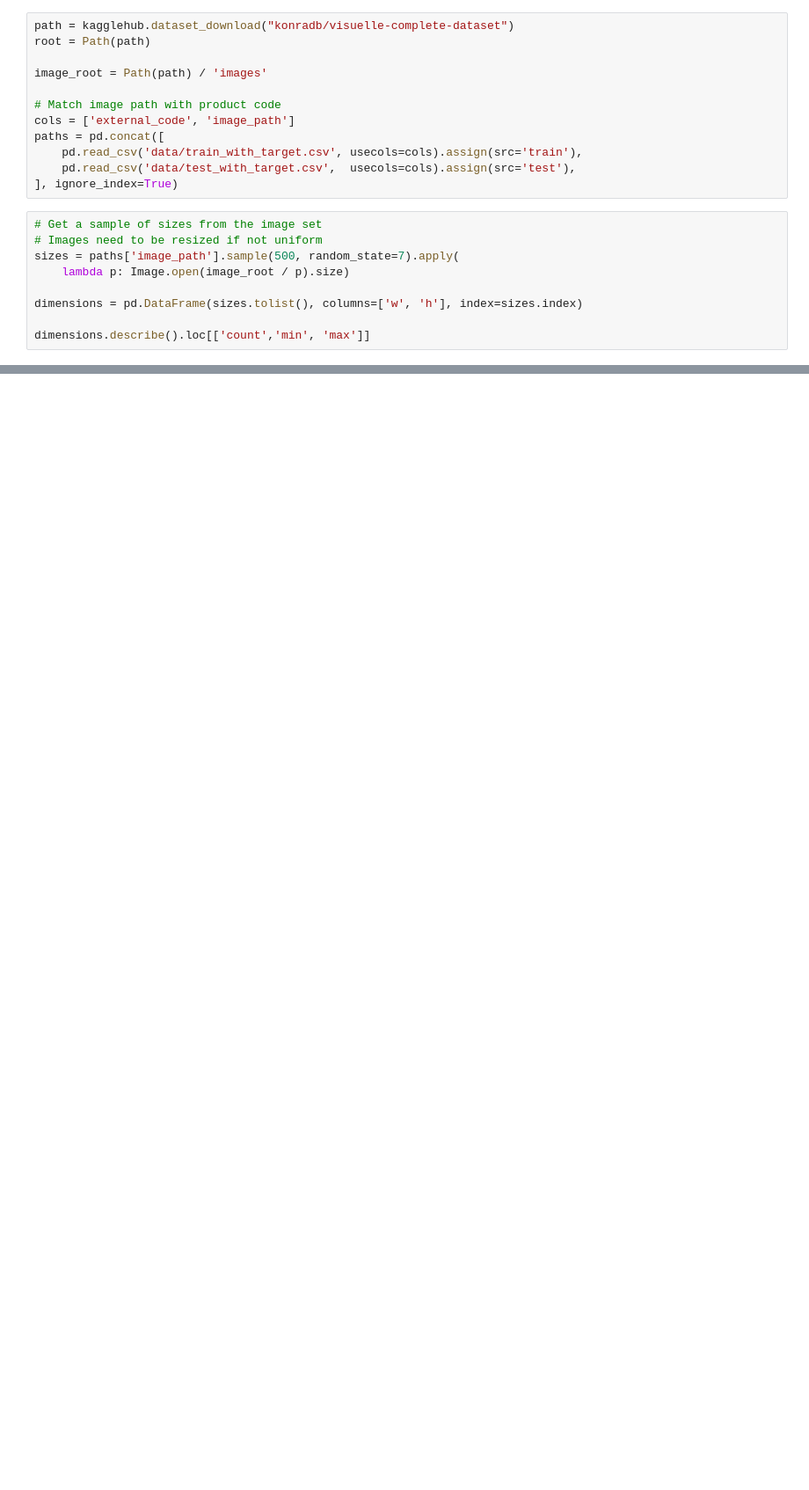
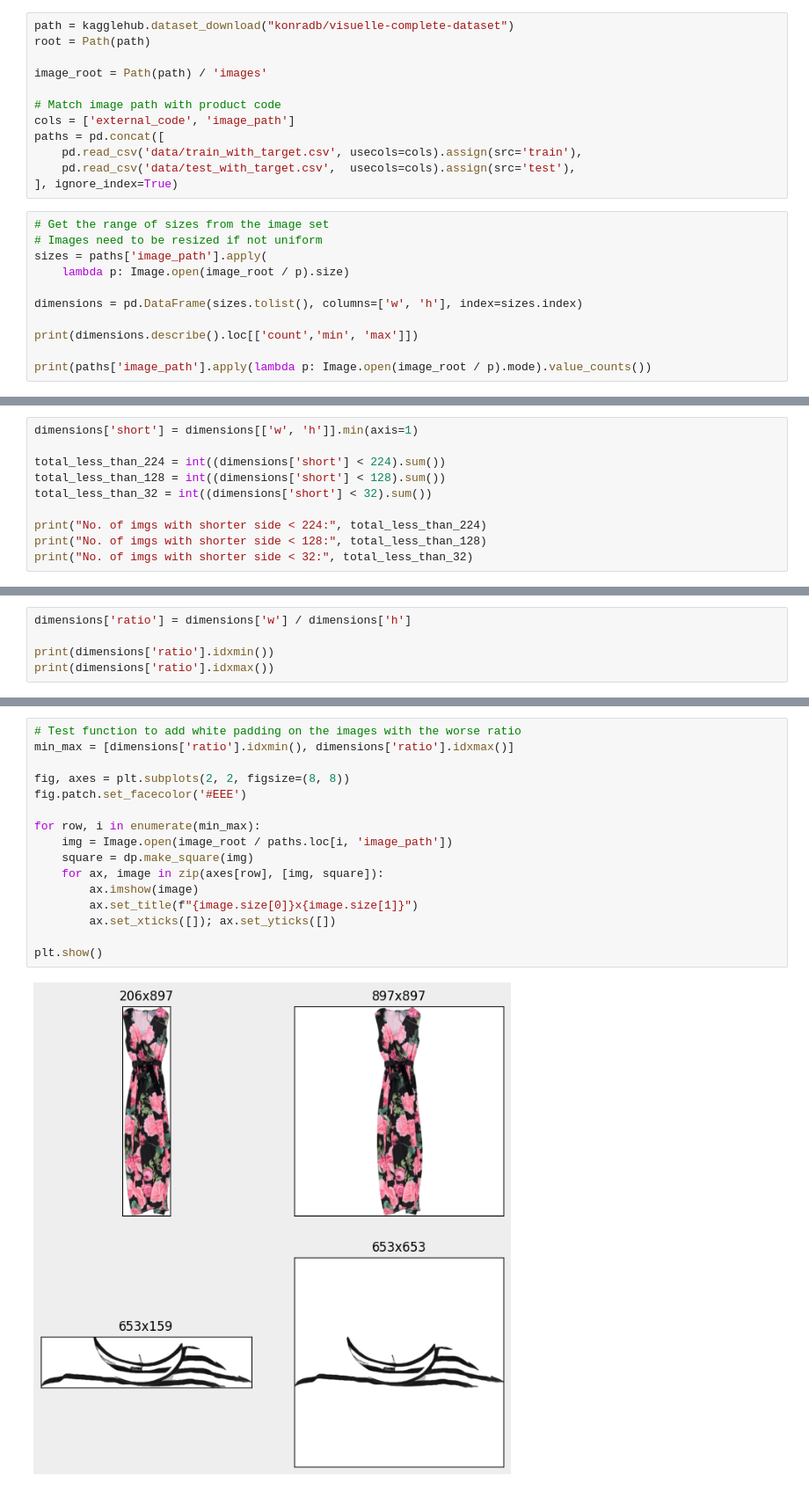
Before and after one commit to martadossantos/product-sales, a Jupyter notebook: 03_embeddings.ipynb, the cells around one changed output, grey strips where cells are left out. Shown at 88% size. Cells and saved outputs as stored; diff of their text form; blank space fills up the shorter version.

Commit message:
add white bg to images
- function to add a white background to images so that they're squares
- small test in 03_ to check that the white padding function is working as intended

```diff
--- a/03_embeddings.ipynb
+++ b/03_embeddings.ipynb
@@ -17,12 +25,14 @@ paths = pd.concat([
     pd.read_csv('data/test_with_target.csv',  usecols=cols).assign(src='test'),
 ], ignore_index=True)
 # %%
-# Get a sample of sizes from the image set
+# Get the range of sizes from the image set
 # Images need to be resized if not uniform
-sizes = paths['image_path'].sample(500, random_state=7).apply(
+sizes = paths['image_path'].apply(
     lambda p: Image.open(image_root / p).size)
 
 dimensions = pd.DataFrame(sizes.tolist(), columns=['w', 'h'], index=sizes.index)
 
-dimensions.describe().loc[['count','min', 'max']]
+print(dimensions.describe().loc[['count','min', 'max']])
+
+print(paths['image_path'].apply(lambda p: Image.open(image_root / p).mode).value_counts())
 # %% [output]
@@ -32,0 +52,10 @@ dimensions.describe().loc[['count','min', 'max']]
+# %%
+dimensions['short'] = dimensions[['w', 'h']].min(axis=1)
+
+total_less_than_224 = int((dimensions['short'] < 224).sum())
+total_less_than_128 = int((dimensions['short'] < 128).sum())
+total_less_than_32 = int((dimensions['short'] < 32).sum())
+
+print("No. of imgs with shorter side < 224:", total_less_than_224)
+print("No. of imgs with shorter side < 128:", total_less_than_128)
+print("No. of imgs with shorter side < 32:", total_less_than_32)
@@ -32,0 +66,5 @@ dimensions.describe().loc[['count','min', 'max']]
+# %%
+dimensions['ratio'] = dimensions['w'] / dimensions['h']
+
+print(dimensions['ratio'].idxmin())
+print(dimensions['ratio'].idxmax())
@@ -32,0 +74,18 @@ dimensions.describe().loc[['count','min', 'max']]
+# %%
+# Test function to add white padding on the images with the worse ratio
+min_max = [dimensions['ratio'].idxmin(), dimensions['ratio'].idxmax()]
+
+fig, axes = plt.subplots(2, 2, figsize=(8, 8))
+fig.patch.set_facecolor('#EEE')
+
+for row, i in enumerate(min_max):
+    img = Image.open(image_root / paths.loc[i, 'image_path'])
+    square = dp.make_square(img)
+    for ax, image in zip(axes[row], [img, square]):
+        ax.imshow(image)
+        ax.set_title(f"{image.size[0]}x{image.size[1]}")
+        ax.set_xticks([]); ax.set_yticks([])
+
+plt.show()
+# %% [output]
+[figure, added]
```
Also changed, not shown: parts of 5 cells of this notebook, 1 other file.
